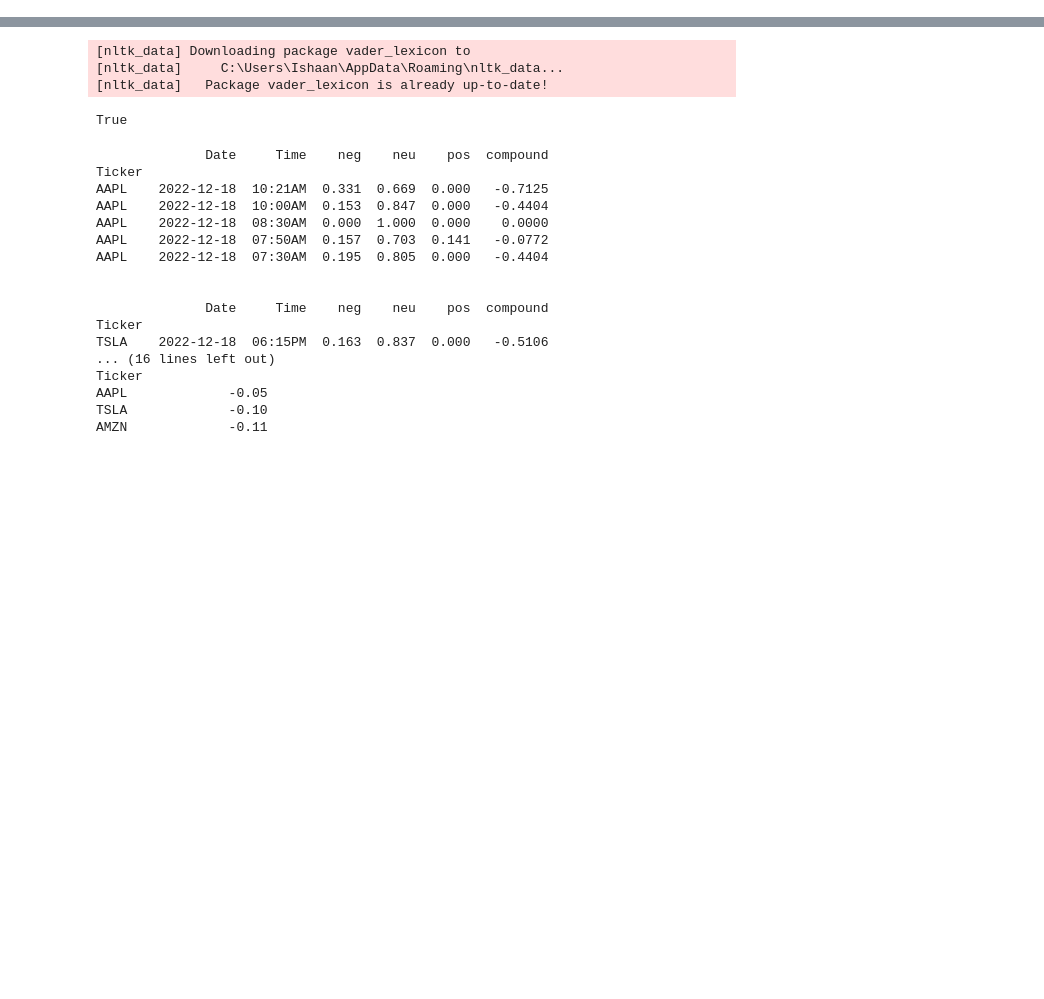
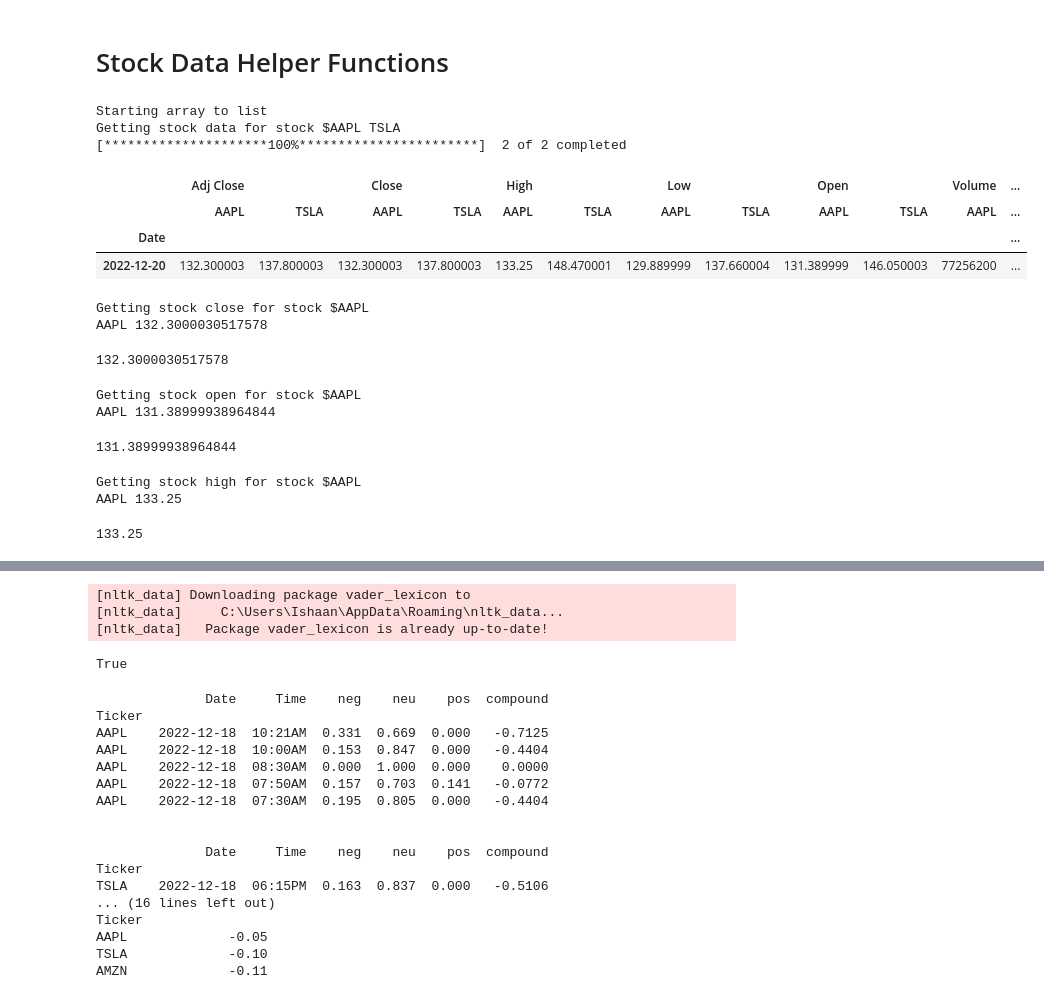
Before and after one commit to ishaanpaul98/Sentiment-Analysis, a Jupyter notebook: Sentiment_Analysis.ipynb, the cells around one changed output, grey strips where cells are left out. Cells and saved outputs as stored; diff of their text form; code cells hidden in the pictures; blank space fills up the shorter version.

Commit message:
Added all stock helper functions in main application
Added all stock helper functions in main application and started creation of a dataset

```diff
--- a/Sentiment_Analysis.ipynb
+++ b/Sentiment_Analysis.ipynb
@@ -34,0 +33,68 @@ from ipynb.fs.full.stock_helper_functions import *
+# %% [markdown]
+# Stock Data Helper Functions #
+# %%
+def arrayToString(arr):
+    print("Starting array to list")
+    listToStr = ' '.join([str(elem) for elem in arr])
+    return listToStr
+# %%
+def getStockDataDaily(symbols, day):
+    symbols = arrayToString(symbols)
+    print("Getting stock data for stock $"+symbols)
+    df = yf.download(symbols, start=day, period = "1d")
+    return df
+
+getStockDataDaily(['AAPL', 'TSLA'], "2022-12-20")
+# %% [output]
+Starting array to list
+Getting stock data for stock $AAPL TSLA
+[*********************100%***********************]  2 of 2 completed
+|  | Adj Close |  | Close |  | High |  | Low |  | Open |  | Volume | ... |
+|  | AAPL | TSLA | AAPL | TSLA | AAPL | TSLA | AAPL | TSLA | AAPL | TSLA | AAPL | ... |
+| Date |  |  |  |  |  |  |  |  |  |  |  | ... |
+| 2022-12-20 | 132.300003 | 137.800003 | 132.300003 | 137.800003 | 133.25 | 148.470001 | 129.889999 | 137.660004 | 131.389999 | 146.050003 | 77256200 | ... |
+# %%
+def getStockClose(symbol):
+    print("Getting stock close for stock $"+symbol)
+    ticker = yf.Ticker(symbol)
+    data = ticker.history()
+    #print(data)
+    last_price = data['Close'].iloc[-1]
+    print(symbol, last_price)
+    return last_price
+
+getStockClose("AAPL")
+# %% [output]
+Getting stock close for stock $AAPL
+AAPL 132.3000030517578
+132.3000030517578
+# %%
+def getStockOpen(symbol):
+    print("Getting stock open for stock $"+symbol)
+    ticker = yf.Ticker(symbol)
+    data = ticker.history()
+    #print(data)
+    last_price = data['Open'].iloc[-1]
+    print(symbol, last_price)
+    return last_price
+
+getStockOpen("AAPL")
+# %% [output]
+Getting stock open for stock $AAPL
+AAPL 131.38999938964844
+131.38999938964844
+# %%
+def getStockHigh(symbol):
+    print("Getting stock high for stock $"+symbol)
+    ticker = yf.Ticker(symbol)
+    data = ticker.history()
+    #print(data)
+    last_price = data['High'].iloc[-1]
+    print(symbol, last_price)
+    return last_price
+
+getStockHigh("AAPL")
+# %% [output]
+Getting stock high for stock $AAPL
+AAPL 133.25
+133.25
```
Also changed, not shown: parts of 12 cells of this notebook, 1 other file.
